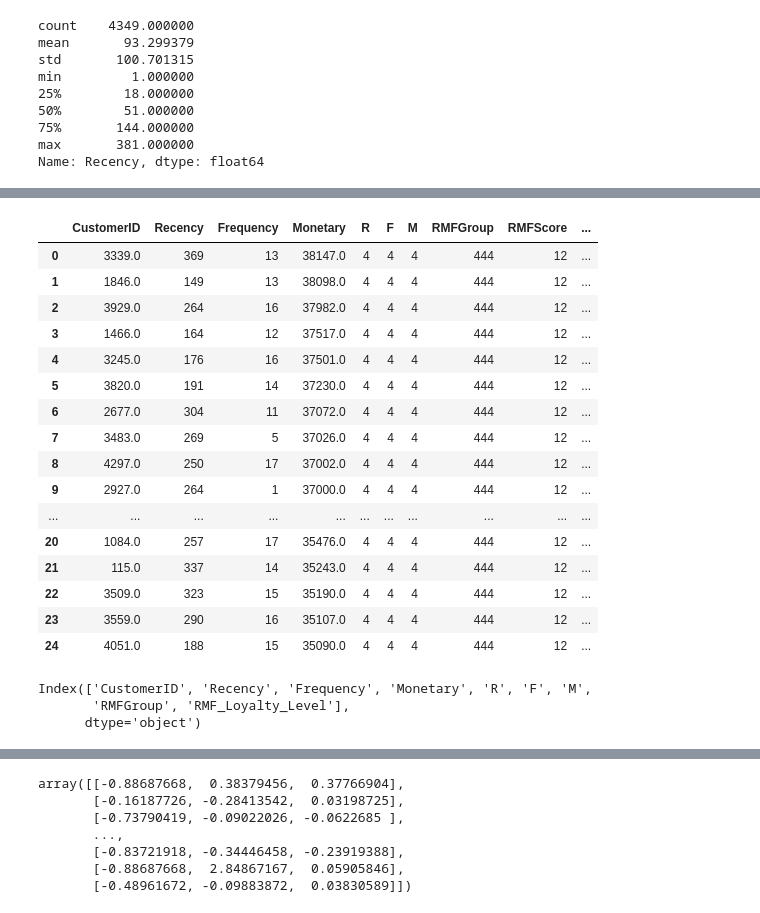
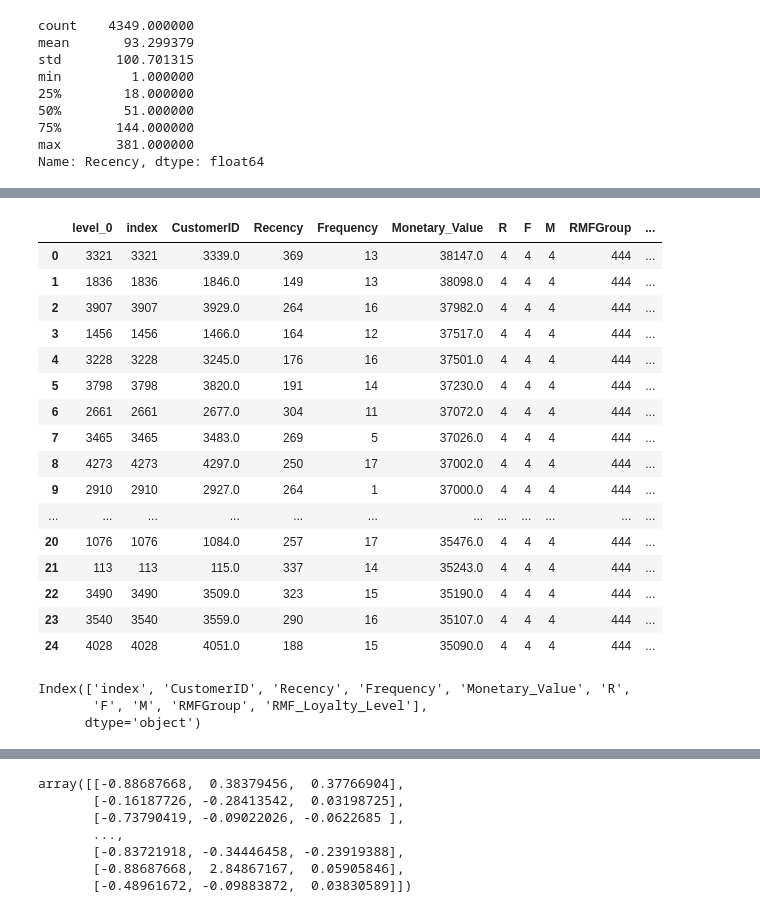
Before and after one commit to anjali04121994/mycodes, a Jupyter notebook: E_Commerce_RMF_FinalProject.ipynb, the cells around one changed output, grey strips where cells are left out. Drawn from its saved outputs; the diff is of its cells as text; code cells hidden in the pictures.

```diff
--- a/E_Commerce_RMF_FinalProject.ipynb
+++ b/E_Commerce_RMF_FinalProject.ipynb
@@ -335,5 +336,5 @@ Index(['Recency', 'Frequency', 'Monetary'], dtype='object')
 # %%
-RMFScore['R']=RMFScore['Recency'].apply(RScoring,args=('Recency',quantiles,))#x='Recency',p= quantiles and d=RMFScore['Recency']
-RMFScore['F']=RMFScore['Frequency'].apply(FnMScoring,args=('Frequency',quantiles,))
-RMFScore['M']=RMFScore['Monetary'].apply(FnMScoring,args=('Monetary',quantiles,))
+RFM_Table['R']=RFM_Table['Recency'].apply(RScoring,args=('Recency',quantiles,))#x='Recency',p= quantiles and d=RMFScore['Recency']
+RFM_Table['F']=RFM_Table['Frequency'].apply(FnMScoring,args=('Frequency',quantiles,))
+RFM_Table['M']=RFM_Table['Monetary_Value'].apply(FnMScoring,args=('Monetary_Value',quantiles,))
 # %%
@@ -366,5 +366,5 @@ Index(['Recency', 'Frequency', 'Monetary', 'R', 'F', 'M'], dtype='object')
 # %%
-RMFScore['RMFGroup']=RMFScore.R.map(str) + RMFScore.F.map(str) + RMFScore.M.map(str) #creating unique number for each type of cust
+RFM_Table['RMFGroup']=RFM_Table.R.map(str) + RFM_Table.F.map(str) + RFM_Table.M.map(str) #creating unique number for each type of cust
 # %%
-RMFScore['RMFGroup'] = RMFScore['RMFGroup']. astype(int)
+RFM_Table['RMFGroup'] = RFM_Table['RMFGroup']. astype(int)
 # %%
@@ -426,8 +407,8 @@ memory usage: 237.8 KB
 # %%
 #Assign Loyalty Label based on RMFGroup
 Loyalty_level=['Diamond','Platinum','Gold','Silver']
-score_cuts=pd.qcut(RMFScore.RMFGroup,q=4,labels=Loyalty_level)
+score_cuts=pd.qcut(RFM_Table.RMFGroup,q=4,labels=Loyalty_level)
 
-RMFScore['RMF_Loyalty_Level']=score_cuts.values
-RMFScore.reset_index().head(20)
+RFM_Table['RMF_Loyalty_Level']=score_cuts.values
+RFM_Table.reset_index().head(20)
 # %% [output]
@@ -472,22 +453,22 @@ RMFScore[RMFScore['RMFGroup']==111].sort_values('Monetary',ascending=False).rese
 # %%
 #Validate the data for RMFGroup= 444
-RMFScore[RMFScore['RMFGroup']==444].sort_values('Monetary',ascending=False).reset_index().head(25)
+RFM_Table[RFM_Table['RMFGroup']==444].sort_values('Monetary_Value',ascending=False).reset_index().head(25)
 # %% [output]
-|  | CustomerID | Recency | Frequency | Monetary | R | F | M | RMFGroup | RMFScore | ... |
-| 0 | 3339.0 | 369 | 13 | 38147.0 | 4 | 4 | 4 | 444 | 12 | ... |
-| 1 | 1846.0 | 149 | 13 | 38098.0 | 4 | 4 | 4 | 444 | 12 | ... |
-| 2 | 3929.0 | 264 | 16 | 37982.0 | 4 | 4 | 4 | 444 | 12 | ... |
-| 3 | 1466.0 | 164 | 12 | 37517.0 | 4 | 4 | 4 | 444 | 12 | ... |
-| 4 | 3245.0 | 176 | 16 | 37501.0 | 4 | 4 | 4 | 444 | 12 | ... |
-| 5 | 3820.0 | 191 | 14 | 37230.0 | 4 | 4 | 4 | 444 | 12 | ... |
-| 6 | 2677.0 | 304 | 11 | 37072.0 | 4 | 4 | 4 | 444 | 12 | ... |
-| 7 | 3483.0 | 269 | 5 | 37026.0 | 4 | 4 | 4 | 444 | 12 | ... |
-| 8 | 4297.0 | 250 | 17 | 37002.0 | 4 | 4 | 4 | 444 | 12 | ... |
-| 9 | 2927.0 | 264 | 1 | 37000.0 | 4 | 4 | 4 | 444 | 12 | ... |
-| ... | ... | ... | ... | ... | ... | ... | ... | ... | ... | ... |
-| 20 | 1084.0 | 257 | 17 | 35476.0 | 4 | 4 | 4 | 444 | 12 | ... |
-| 21 | 115.0 | 337 | 14 | 35243.0 | 4 | 4 | 4 | 444 | 12 | ... |
-| 22 | 3509.0 | 323 | 15 | 35190.0 | 4 | 4 | 4 | 444 | 12 | ... |
-| 23 | 3559.0 | 290 | 16 | 35107.0 | 4 | 4 | 4 | 444 | 12 | ... |
-| 24 | 4051.0 | 188 | 15 | 35090.0 | 4 | 4 | 4 | 444 | 12 | ... |
+|  | level_0 | index | CustomerID | Recency | Frequency | Monetary_Value | R | F | M | RMFGroup | ... |
+| 0 | 3321 | 3321 | 3339.0 | 369 | 13 | 38147.0 | 4 | 4 | 4 | 444 | ... |
+| 1 | 1836 | 1836 | 1846.0 | 149 | 13 | 38098.0 | 4 | 4 | 4 | 444 | ... |
+| 2 | 3907 | 3907 | 3929.0 | 264 | 16 | 37982.0 | 4 | 4 | 4 | 444 | ... |
+| 3 | 1456 | 1456 | 1466.0 | 164 | 12 | 37517.0 | 4 | 4 | 4 | 444 | ... |
+| 4 | 3228 | 3228 | 3245.0 | 176 | 16 | 37501.0 | 4 | 4 | 4 | 444 | ... |
+| 5 | 3798 | 3798 | 3820.0 | 191 | 14 | 37230.0 | 4 | 4 | 4 | 444 | ... |
+| 6 | 2661 | 2661 | 2677.0 | 304 | 11 | 37072.0 | 4 | 4 | 4 | 444 | ... |
+| 7 | 3465 | 3465 | 3483.0 | 269 | 5 | 37026.0 | 4 | 4 | 4 | 444 | ... |
+| 8 | 4273 | 4273 | 4297.0 | 250 | 17 | 37002.0 | 4 | 4 | 4 | 444 | ... |
+| 9 | 2910 | 2910 | 2927.0 | 264 | 1 | 37000.0 | 4 | 4 | 4 | 444 | ... |
+| ... | ... | ... | ... | ... | ... | ... | ... | ... | ... | ... | ... |
+| 20 | 1076 | 1076 | 1084.0 | 257 | 17 | 35476.0 | 4 | 4 | 4 | 444 | ... |
+| 21 | 113 | 113 | 115.0 | 337 | 14 | 35243.0 | 4 | 4 | 4 | 444 | ... |
+| 22 | 3490 | 3490 | 3509.0 | 323 | 15 | 35190.0 | 4 | 4 | 4 | 444 | ... |
+| 23 | 3540 | 3540 | 3559.0 | 290 | 16 | 35107.0 | 4 | 4 | 4 | 444 | ... |
+| 24 | 4028 | 4028 | 4051.0 | 188 | 15 | 35090.0 | 4 | 4 | 4 | 444 | ... |
 # %%
@@ -508,8 +489,8 @@ Log_Tfd_Data = RMFScore[['Recency', 'Frequency', 'Monetary']].apply(np.log, axis
 # %%
-RMFScore.columns
+RFM_Table.columns
 # %% [output]
-Index(['CustomerID', 'Recency', 'Frequency', 'Monetary', 'R', 'F', 'M',
-       'RMFGroup', 'RMF_Loyalty_Level'],
+Index(['index', 'CustomerID', 'Recency', 'Frequency', 'Monetary_Value', 'R',
+       'F', 'M', 'RMFGroup', 'RMF_Loyalty_Level'],
       dtype='object')
 # %%
 #RMFScore['Recency']=[handle_neg_n_zero(x) for x in RMFScore.Recency](not needed as recency and frequency is always positive)
```
Also changed, not shown: parts of 34 cells of this notebook.
